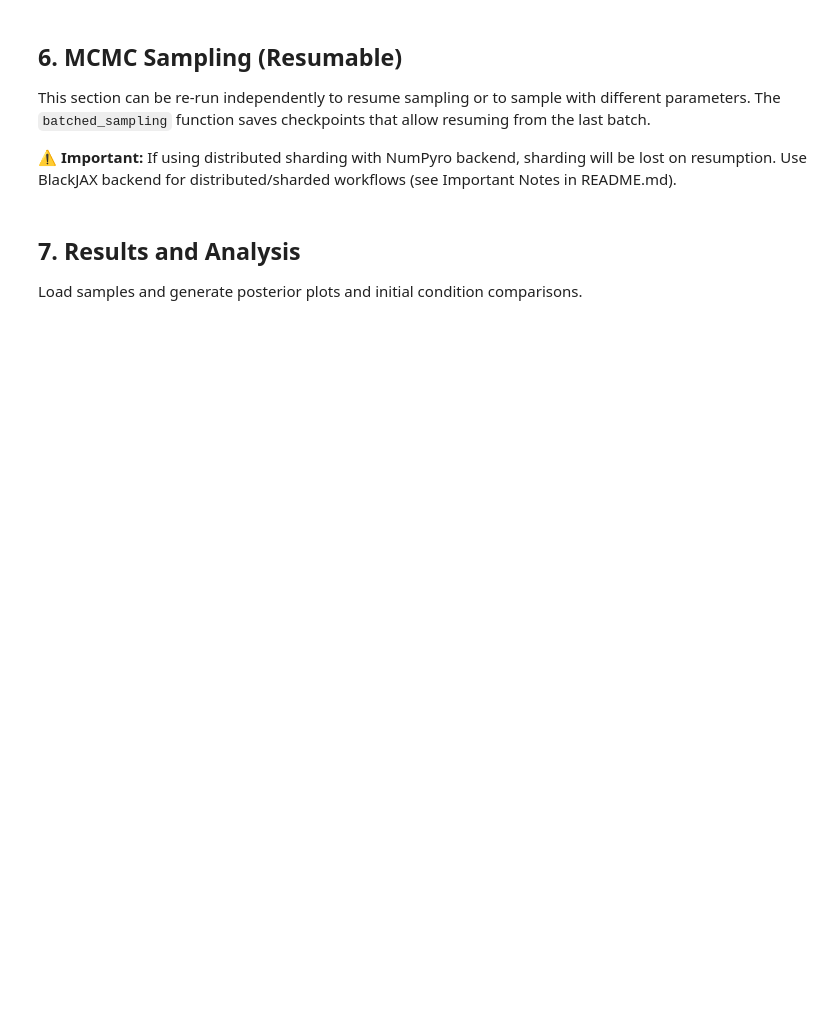
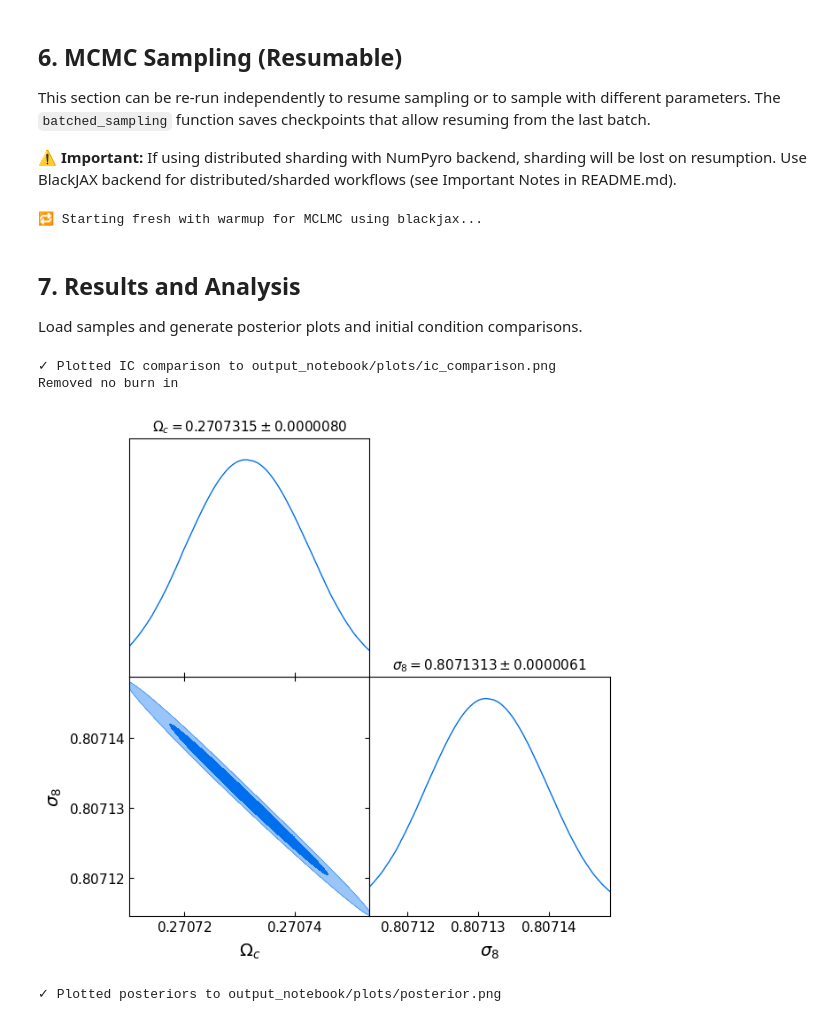
Before and after one commit to ASKabalan/fwd-model-tools, a Jupyter notebook: notebooks/lensing_inference_workflow.ipynb, the cells around one changed output. Cells and saved outputs as stored; diff of their text form; code cells hidden in the pictures; blank space fills up the shorter version.

```diff
--- a/notebooks/lensing_inference_workflow.ipynb
+++ b/notebooks/lensing_inference_workflow.ipynb
@@ -440,7 +500,7 @@ print(f"Warmup: {num_warmup}, Samples: {num_samples}, Batches: {batch_count}")
 batched_sampling(
     model=observed_model,
     path=str(samples_dir),
-    rng_key=jax.random.PRNGKey(seed),
+    rng_key=jax.random.PRNGKey(magick_seed),
     num_warmup=num_warmup,
     num_samples=num_samples,
     batch_count=batch_count,
@@ -451,6 +511,8 @@ batched_sampling(
 )
 
 print("✓ MCMC sampling completed")
+# %% [output]
+🔁 Starting fresh with warmup for MCLMC using blackjax...
 # %% [markdown]
 ## 7. Results and Analysis
 
@@ -483,19 +545,36 @@ print(f"Inferred sigma8: {samples['sigma8'].mean():.4f} ± {samples['sigma8'].st
 # %%
 if "ic" in samples:
     true_ic = np.load(data_dir / "true_ic.npy")
-    plot_ic(true_ic, samples["ic"], plots_dir)
+    plot_ic(true_ic, samples["ic"], plots_dir, output_format="png", dpi=600)
     print(f"✓ Plotted IC comparison to {plots_dir / 'ic_comparison.png'}")
 
 param_samples = {
     "Omega_c": samples["Omega_c"],
     "sigma8": samples["sigma8"]
 }
 true_param_values = {"Omega_c": true_Omega_c, "sigma8": true_sigma8}
+
+# GetDist triangle plot with LaTeX labels (no dollar signs needed)
+labels = {
+    "Omega_c": r"\Omega_c",
+    "sigma8": r"\sigma_8"
+}
+
 plot_posterior(
     param_samples,
     plots_dir,
     params=("Omega_c", "sigma8"),
-    true_values=true_param_values  # Show true values on plots
+    true_values=true_param_values,
+    labels=labels,
+    output_format="show",
+    filled=True,
+    title_limit=1,
+    width_inch=7,
 )
-print(f"✓ Plotted posteriors to {plots_dir / 'posterior_trace.png'} and {plots_dir / 'posterior_pair.png'}")
+print(f"✓ Plotted posteriors to {plots_dir / 'posterior.png'}")
+# %% [output]
+✓ Plotted IC comparison to output_notebook/plots/ic_comparison.png
+Removed no burn in
+[figure, added]
+✓ Plotted posteriors to output_notebook/plots/posterior.png
 # %% [markdown]
```
Also changed, not shown: parts of 14 cells of this notebook, 4 other files.
